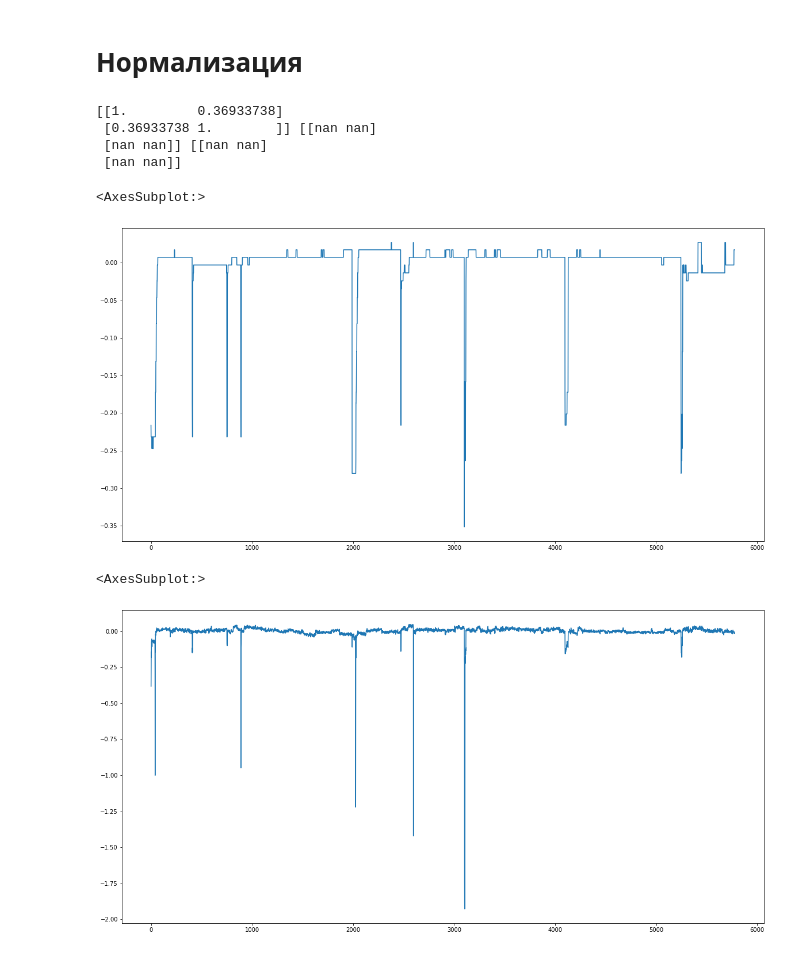
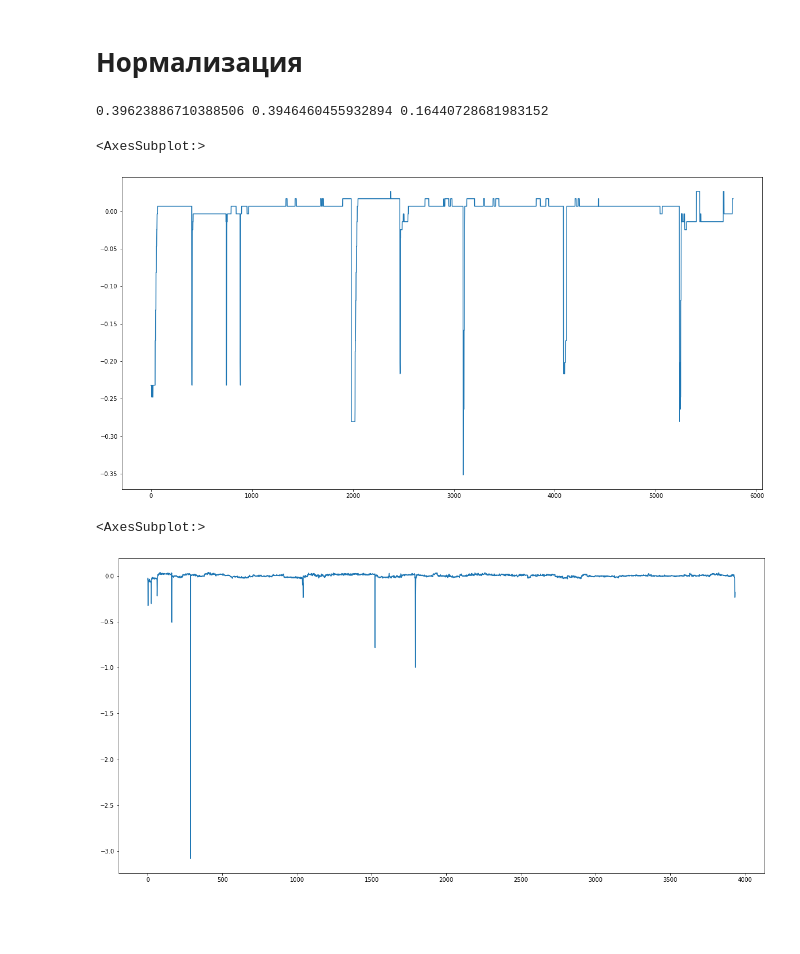
Before and after one commit to edodo1337/diplom, a Jupyter notebook: Диплом.ipynb, the cells around one changed output. Saved outputs shown, nothing was run; the diff lists cells and outputs as text; code cells hidden in the pictures; blank space fills up the shorter version.

```diff
--- a/Диплом.ipynb
+++ b/Диплом.ipynb
@@ -373,14 +376,14 @@ np.corrcoef(df1.to_numpy()[:], pump1_eff.to_numpy()[:])
 
 
 
-norm_pump_1_in = (filtred_df['pump_1_in']-filtred_df['pump_1_in'].mean())/filtred_df['pump_1_in']
-norm_pump_1_eff = (filtred_df['pump_1_eff']-filtred_df['pump_1_eff'].mean())/filtred_df['pump_1_eff']
+norm_pump_1_in = (filtred_data['pump_1_in']-filtred_data['pump_1_in'].mean())/filtred_data['pump_1_in']
+norm_pump_1_eff = (filtred_data['pump_1_eff']-filtred_data['pump_1_eff'].mean())/filtred_data['pump_1_eff']
 
-norm_pump_2_in = (filtred_df['pump_2_in']-filtred_df['pump_2_in'].mean())/filtred_df['pump_2_in']
-norm_pump_2_eff = (filtred_df['pump_2_eff']-filtred_df['pump_2_eff'].mean())/filtred_df['pump_2_eff']
+norm_pump_2_in = (filtred_data['pump_2_in']-filtred_data['pump_2_in'].mean())/filtred_data['pump_2_in']
+norm_pump_2_eff = (filtred_data['pump_2_eff']-filtred_data['pump_2_eff'].mean())/filtred_data['pump_2_eff']
 
-norm_pump_3_in = (filtred_df['pump_3_in']-filtred_df['pump_3_in'].mean())/filtred_df['pump_3_in']
-norm_pump_3_eff = (filtred_df['pump_3_eff']-filtred_df['pump_3_eff'].mean())/filtred_df['pump_3_eff']
+norm_pump_3_in = (filtred_data['pump_3_in']-filtred_data['pump_3_in'].mean())/filtred_data['pump_3_in']
+norm_pump_3_eff = (filtred_data['pump_3_eff']-filtred_data['pump_3_eff'].mean())/filtred_data['pump_3_eff']
 # %%
 corr1 = np.corrcoef(norm_pump_1_in.to_numpy(), norm_pump_1_eff.to_numpy())
 corr2 = np.corrcoef(norm_pump_2_in.to_numpy(), norm_pump_2_eff.to_numpy())
@@ -388,21 +391,18 @@ corr3 = np.corrcoef(norm_pump_3_in.to_numpy(), norm_pump_3_eff.to_numpy())
 
 
 # norm_pump_1_eff
-print(corr1, corr2, corr3)
+print(corr1[0][1], corr2[0][1], corr3[0][1])
 # filtred_df['pump_2_in']
 # df[pump_in_cols[1]].plot()
 # %% [output]
-[[1.         0.36933738]
- [0.36933738 1.        ]] [[nan nan]
- [nan nan]] [[nan nan]
- [nan nan]]
+0.39623886710388506 0.3946460455932894 0.16440728681983152
 # %%
-norm_pump_1_in.plot()
+norm_pump_3_in.plot()
 # %% [output]
 <AxesSubplot:>
-[figure, old version]
+[figure, new version]
 # %%
 norm_pump_1_eff.plot()
 # %% [output]
 <AxesSubplot:>
-[figure, old version]
+[figure, new version]
```
Also changed, not shown: parts of 3 cells of this notebook.
